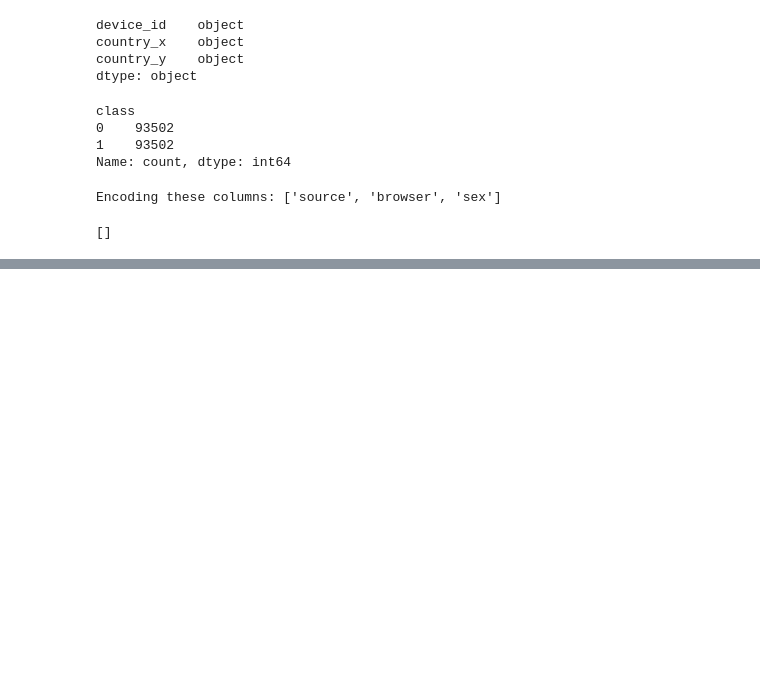
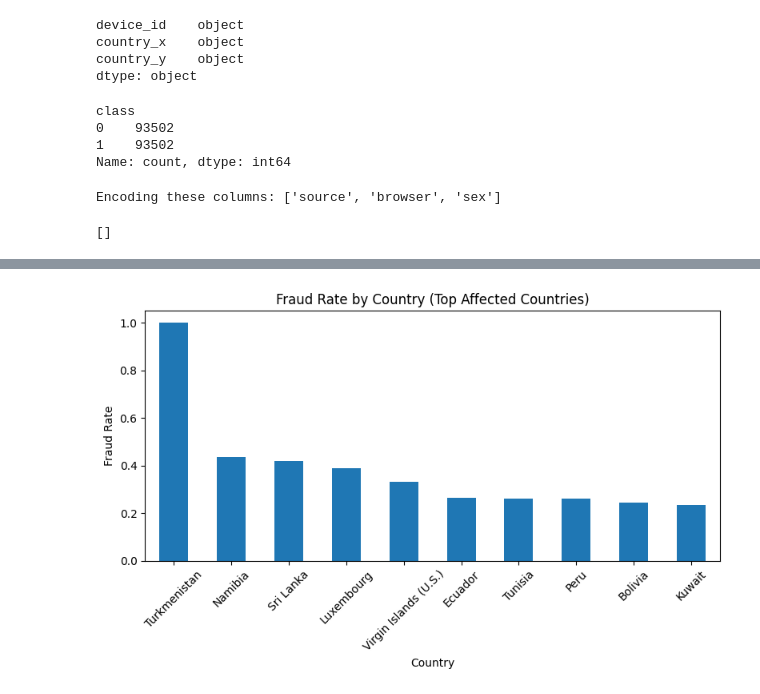
Before and after one commit to yordanosmoges2/Improved-Detection-of-Fraud-Cases-for-E-Commerce-and-Bank-Transactions, a Jupyter notebook: notebooks/task1.ipynb, the cells around one changed output, grey strips where cells are left out. Saved outputs shown, nothing was run; the diff lists cells and outputs as text; code cells hidden in the pictures; blank space fills up the shorter version.

```diff
--- a/notebooks/task1.ipynb
+++ b/notebooks/task1.ipynb
@@ -456,0 +559,18 @@ Encoding these columns: ['source', 'browser', 'sex']
+# %%
+ip_country = pd.read_csv("../data/raw/IpAddress_to_Country.csv")
+# %%
+fraud["ip_address_int"] = fraud["ip_address"].astype(int)
+# %%
+ip_country["lower_bound_ip_address"] = ip_country["lower_bound_ip_address"].astype(int)
+ip_country["upper_bound_ip_address"] = ip_country["upper_bound_ip_address"].astype(int)
+# %%
+def get_country(ip):
+    match = ip_country[
+        (ip_country["lower_bound_ip_address"] <= ip) &
+        (ip_country["upper_bound_ip_address"] >= ip)
+    ]
+    if len(match) > 0:
+        return match.iloc[0]["country"]
+    return "Unknown"
+
+fraud["country"] = fraud["ip_address_int"].apply(get_country)
@@ -456,0 +585,18 @@ Encoding these columns: ['source', 'browser', 'sex']
+# %%
+country_fraud_rate = (
+    fraud.groupby("country")["class"]
+    .mean()
+    .sort_values(ascending=False)
+    .head(10)
+)
+
+plt.figure(figsize=(8,5))
+country_fraud_rate.plot(kind="bar")
+plt.title("Fraud Rate by Country (Top Affected Countries)")
+plt.ylabel("Fraud Rate")
+plt.xlabel("Country")
+plt.xticks(rotation=45)
+plt.tight_layout()
+plt.show()
+# %% [output]
+[figure, added]
```
Also changed, not shown: parts of 12 cells of this notebook.
